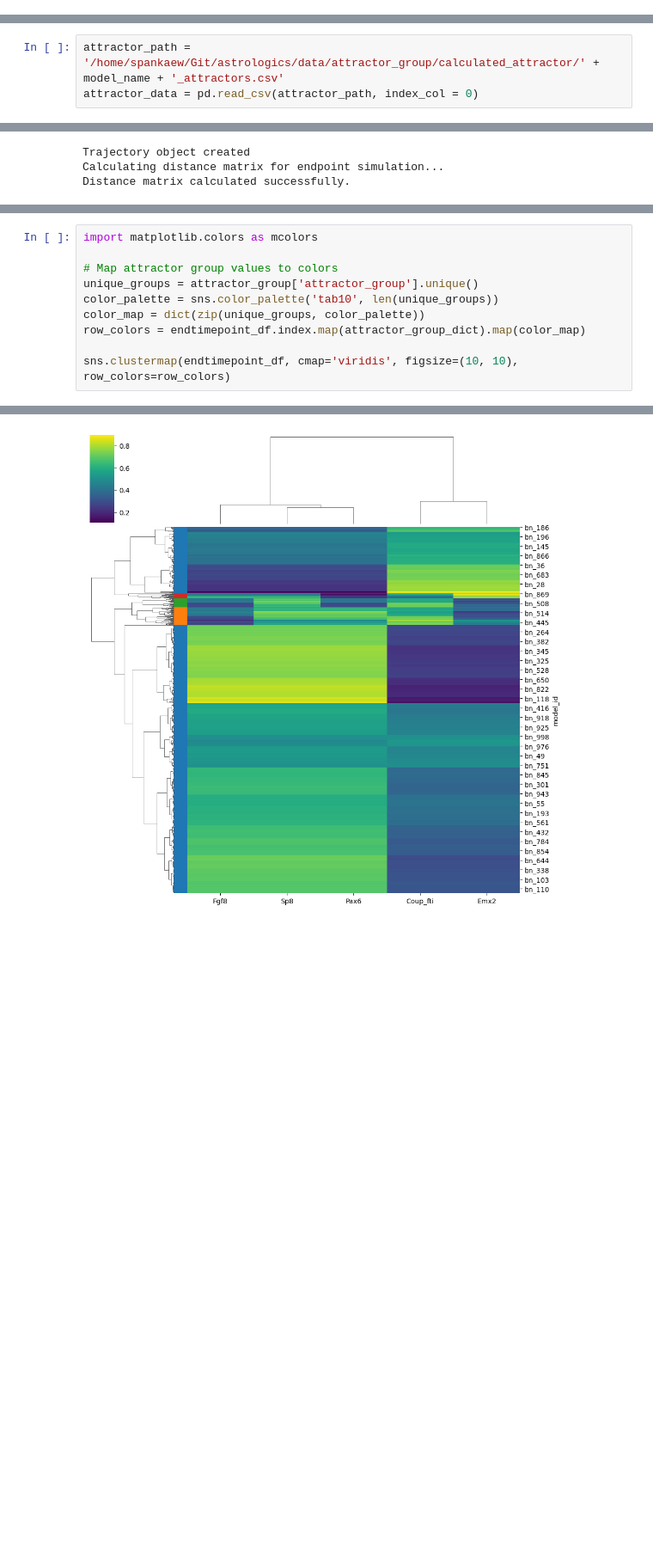
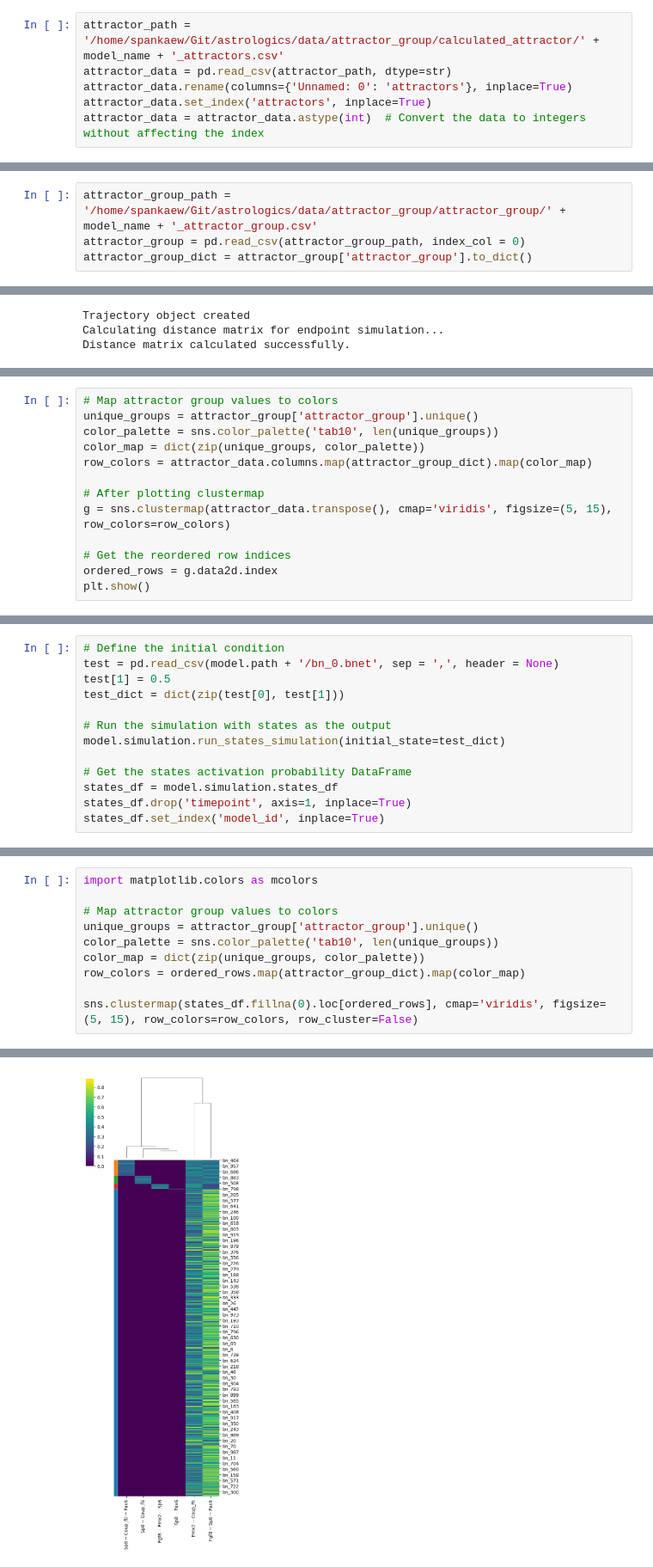
Before and after one commit to sysbio-curie/AstroLogics, a Jupyter notebook: scripts/SupplementaryAnalysis_Cortical Area Development_20862356.ipynb, the cells around one changed output, grey strips where cells are left out. Shown at 86% size. Cells and saved outputs as stored; diff of their text form; blank space fills up the shorter version.

```diff
--- a/scripts/SupplementaryAnalysis_Cortical Area Development_20862356.ipynb
+++ b/scripts/SupplementaryAnalysis_Cortical Area Development_20862356.ipynb
@@ -20,3 +21,9 @@ model_name = 'Cortical Area Development_20862356'
 
 We load the calculated attractor data and attractor group as defined earlier in the script
 `Kadelka_model_calculate_attractors.py`
+# %%
+attractor_path = '/home/spankaew/Git/astrologics/data/attractor_group/calculated_attractor/' + model_name + '_attractors.csv'
+attractor_data = pd.read_csv(attractor_path, dtype=str)
+attractor_data.rename(columns={'Unnamed: 0': 'attractors'}, inplace=True)
+attractor_data.set_index('attractors', inplace=True)
+attractor_data = attractor_data.astype(int)  # Convert the data to integers without affecting the index
@@ -23,3 +32,4 @@ We load the calculated attractor data and attractor group as defined earlier in
 # %%
-attractor_path = '/home/spankaew/Git/astrologics/data/attractor_group/calculated_attractor/' + model_name + '_attractors.csv'
-attractor_data = pd.read_csv(attractor_path, index_col = 0)
+attractor_group_path = '/home/spankaew/Git/astrologics/data/attractor_group/attractor_group/' + model_name + '_attractor_group.csv'
+attractor_group = pd.read_csv(attractor_group_path, index_col = 0)
+attractor_group_dict = attractor_group['attractor_group'].to_dict()
@@ -261,0 +129,13 @@ See the caveats in the documentation: https://pandas.pydata.org/pandas-docs/stab
+# %%
+# Map attractor group values to colors
+unique_groups = attractor_group['attractor_group'].unique()
+color_palette = sns.color_palette('tab10', len(unique_groups))
+color_map = dict(zip(unique_groups, color_palette))
+row_colors = attractor_data.columns.map(attractor_group_dict).map(color_map)
+
+# After plotting clustermap
+g = sns.clustermap(attractor_data.transpose(), cmap='viridis', figsize=(5, 15), row_colors=row_colors)
+
+# Get the reordered row indices
+ordered_rows = g.data2d.index
+plt.show()
@@ -261,0 +148,13 @@ See the caveats in the documentation: https://pandas.pydata.org/pandas-docs/stab
+# %%
+# Define the initial condition
+test = pd.read_csv(model.path + '/bn_0.bnet', sep = ',', header = None)
+test[1] = 0.5
+test_dict = dict(zip(test[0], test[1]))
+
+# Run the simulation with states as the output
+model.simulation.run_states_simulation(initial_state=test_dict)
+
+# Get the states activation probability DataFrame
+states_df = model.simulation.states_df
+states_df.drop('timepoint', axis=1, inplace=True)
+states_df.set_index('model_id', inplace=True)
@@ -262,13 +164,13 @@ See the caveats in the documentation: https://pandas.pydata.org/pandas-docs/stab
 # %%
 import matplotlib.colors as mcolors
 
 # Map attractor group values to colors
 unique_groups = attractor_group['attractor_group'].unique()
 color_palette = sns.color_palette('tab10', len(unique_groups))
 color_map = dict(zip(unique_groups, color_palette))
-row_colors = endtimepoint_df.index.map(attractor_group_dict).map(color_map)
+row_colors = ordered_rows.map(attractor_group_dict).map(color_map)
 
-sns.clustermap(endtimepoint_df, cmap='viridis', figsize=(10, 10), row_colors=row_colors)
+sns.clustermap(states_df.fillna(0).loc[ordered_rows], cmap='viridis', figsize=(5, 15), row_colors=row_colors, row_cluster=False)
 # %% [output]
 <seaborn.matrix.ClusterGrid at 0x...>
-[figure, old version]
+[figure, new version]
```
Also changed, not shown: parts of 33 cells of this notebook, 4 other files.
